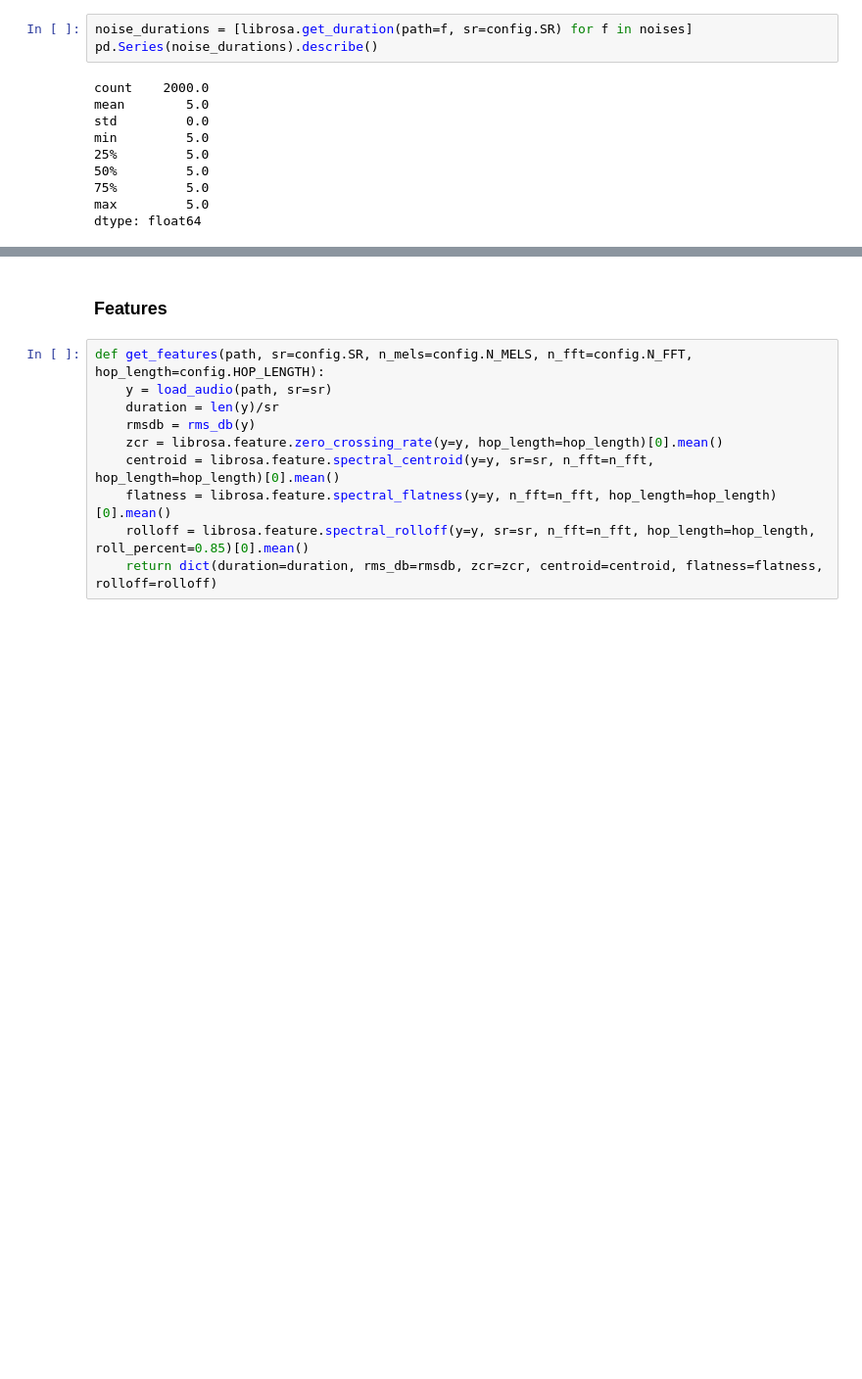
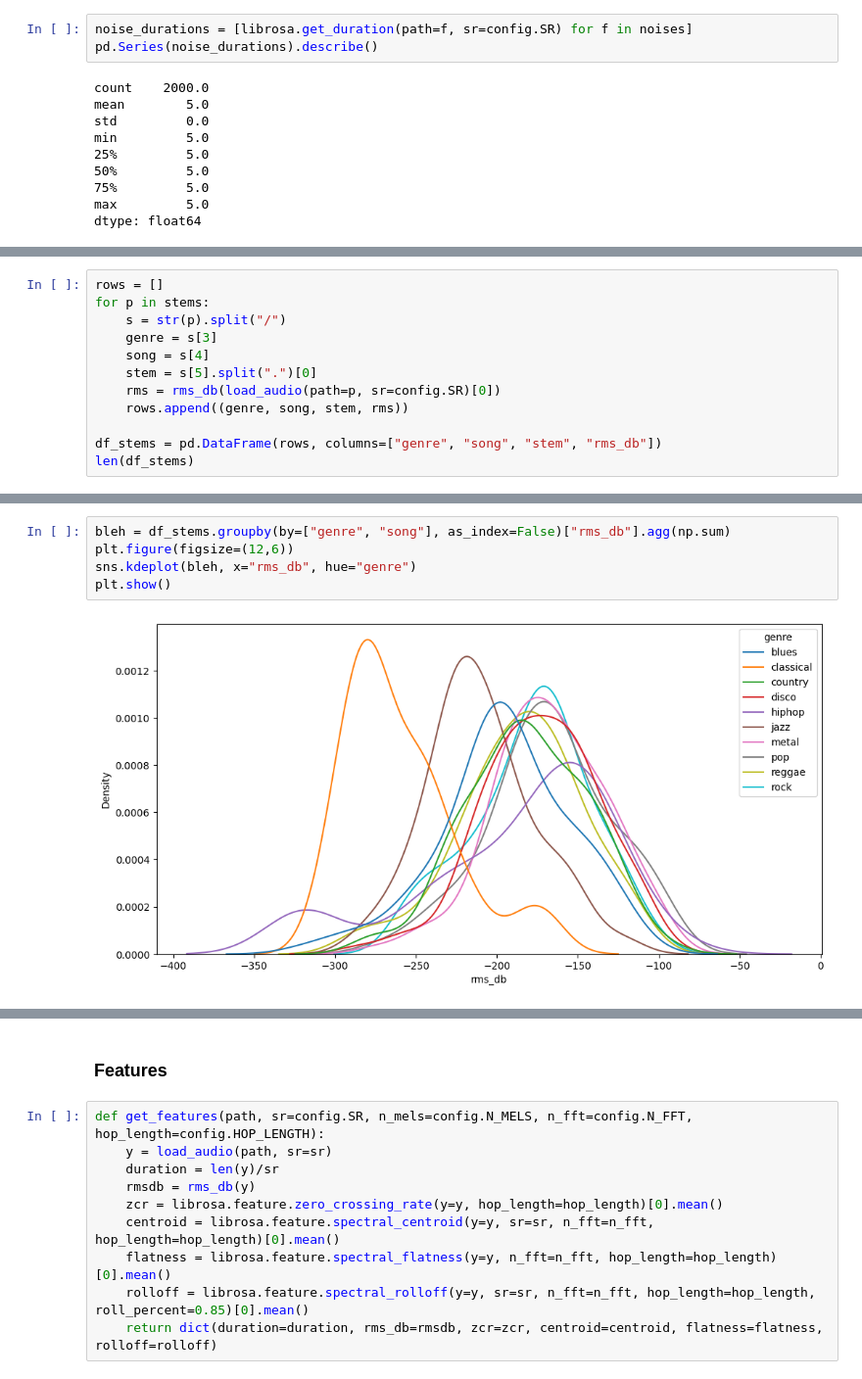
Before and after one commit to 24f2008014/dl-genai-project-26-t1, a Jupyter notebook: notebooks/eda.ipynb, the cells around one changed output, grey strips where cells are left out. Shown at 98% size. Drawn from its saved outputs; the diff is of its cells as text; blank space fills up the shorter version.

```diff
--- a/notebooks/eda.ipynb
+++ b/notebooks/eda.ipynb
@@ -187,0 +194,12 @@ dtype: float64
+# %%
+rows = []
+for p in stems:
+    s = str(p).split("/")
+    genre = s[3]
+    song = s[4]
+    stem = s[5].split(".")[0]
+    rms = rms_db(load_audio(path=p, sr=config.SR)[0])
+    rows.append((genre, song, stem, rms))
+
+df_stems = pd.DataFrame(rows, columns=["genre", "song", "stem", "rms_db"])
+len(df_stems)
@@ -187,0 +242,7 @@ dtype: float64
+# %%
+bleh = df_stems.groupby(by=["genre", "song"], as_index=False)["rms_db"].agg(np.sum)
+plt.figure(figsize=(12,6))
+sns.kdeplot(bleh, x="rms_db", hue="genre")
+plt.show()
+# %% [output]
+[figure, added]
```
Also changed, not shown: parts of 34 cells of this notebook.
